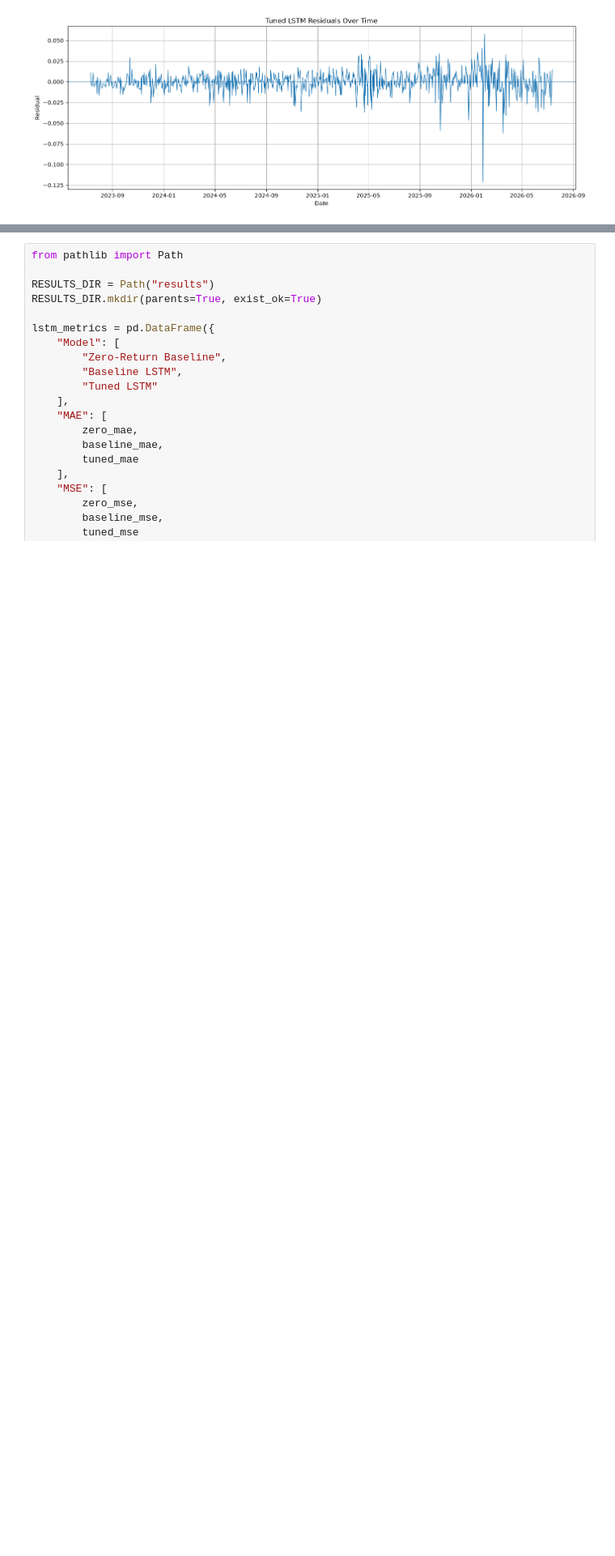
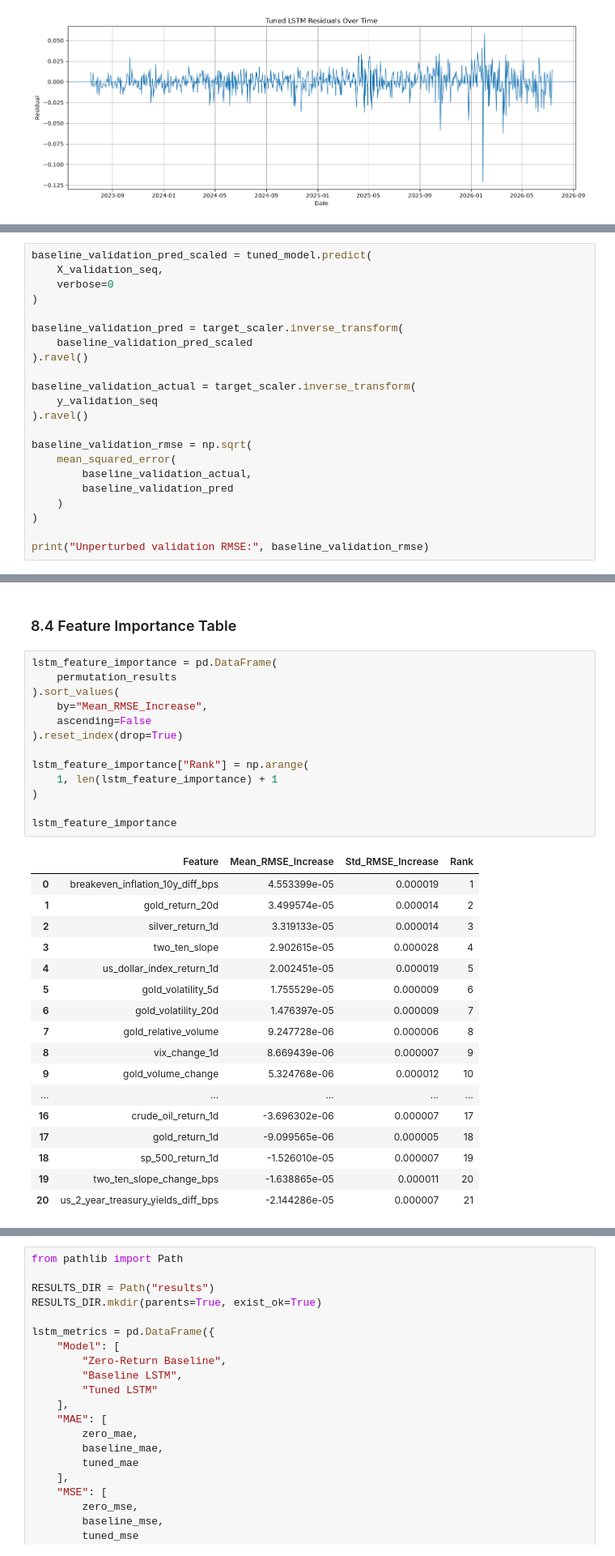
Before and after one commit to khgaurav/macro-commodity-ml, a Jupyter notebook: lstm_gold_prediction.ipynb, the cells around one changed output, grey strips where cells are left out. Shown at 81% size. Drawn from its saved outputs; the diff is of its cells as text; blank space fills up the shorter version.

```diff
--- a/lstm_gold_prediction.ipynb
+++ b/lstm_gold_prediction.ipynb
@@ -1169,0 +1178,22 @@ plt.show()
+# %%
+baseline_validation_pred_scaled = tuned_model.predict(
+    X_validation_seq,
+    verbose=0
+)
+
+baseline_validation_pred = target_scaler.inverse_transform(
+    baseline_validation_pred_scaled
+).ravel()
+
+baseline_validation_actual = target_scaler.inverse_transform(
+    y_validation_seq
+).ravel()
+
+baseline_validation_rmse = np.sqrt(
+    mean_squared_error(
+        baseline_validation_actual,
+        baseline_validation_pred
+    )
+)
+
+print("Unperturbed validation RMSE:", baseline_validation_rmse)
@@ -1169,0 +1271,33 @@ plt.show()
+# %% [markdown]
+### 8.4 Feature Importance Table
+# %%
+lstm_feature_importance = pd.DataFrame(
+    permutation_results
+).sort_values(
+    by="Mean_RMSE_Increase",
+    ascending=False
+).reset_index(drop=True)
+
+lstm_feature_importance["Rank"] = np.arange(
+    1, len(lstm_feature_importance) + 1
+)
+
+lstm_feature_importance
+# %% [output]
+|  | Feature | Mean_RMSE_Increase | Std_RMSE_Increase | Rank |
+| 0 | breakeven_inflation_10y_diff_bps | 4.553399e-05 | 0.000019 | 1 |
+| 1 | gold_return_20d | 3.499574e-05 | 0.000014 | 2 |
+| 2 | silver_return_1d | 3.319133e-05 | 0.000014 | 3 |
+| 3 | two_ten_slope | 2.902615e-05 | 0.000028 | 4 |
+| 4 | us_dollar_index_return_1d | 2.002451e-05 | 0.000019 | 5 |
+| 5 | gold_volatility_5d | 1.755529e-05 | 0.000009 | 6 |
+| 6 | gold_volatility_20d | 1.476397e-05 | 0.000009 | 7 |
+| 7 | gold_relative_volume | 9.247728e-06 | 0.000006 | 8 |
+| 8 | vix_change_1d | 8.669439e-06 | 0.000007 | 9 |
+| 9 | gold_volume_change | 5.324768e-06 | 0.000012 | 10 |
+| ... | ... | ... | ... | ... |
+| 16 | crude_oil_return_1d | -3.696302e-06 | 0.000007 | 17 |
+| 17 | gold_return_1d | -9.099565e-06 | 0.000005 | 18 |
+| 18 | sp_500_return_1d | -1.526010e-05 | 0.000007 | 19 |
+| 19 | two_ten_slope_change_bps | -1.638865e-05 | 0.000011 | 20 |
+| 20 | us_2_year_treasury_yields_diff_bps | -2.144286e-05 | 0.000007 | 21 |
```
Also changed, not shown: parts of 18 cells of this notebook, 14 other files.
